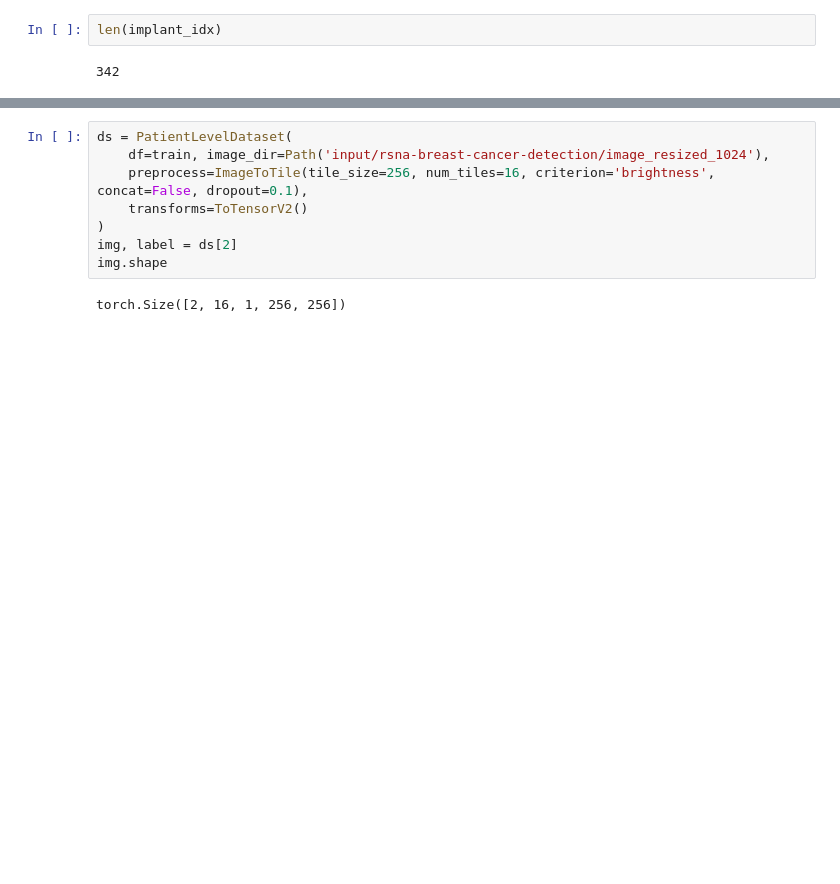
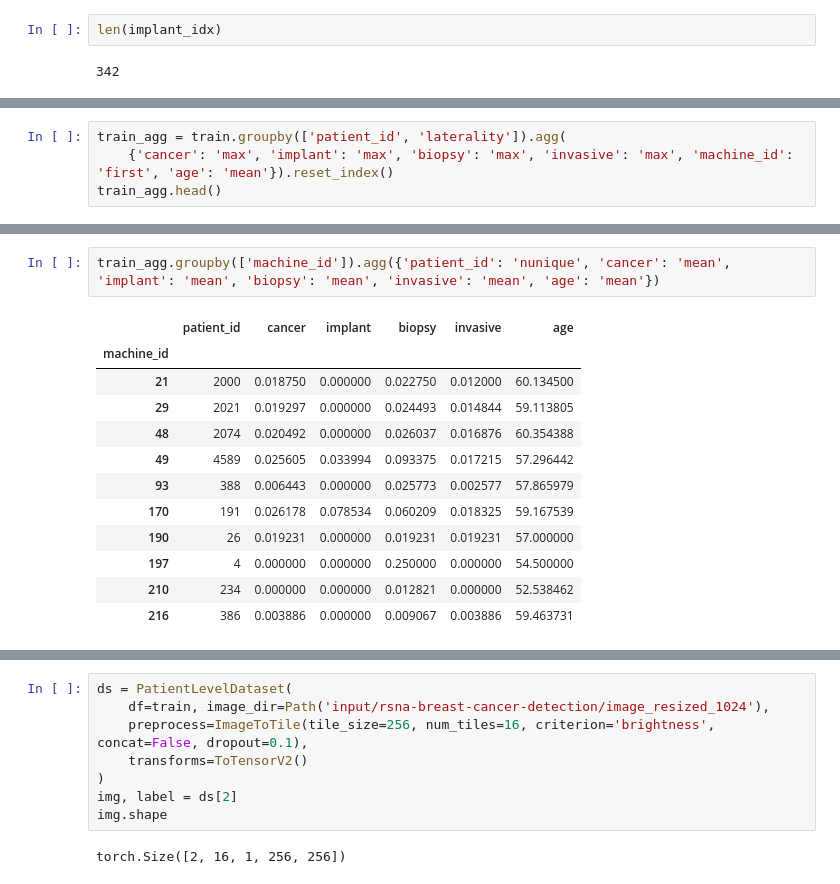
Before and after one commit to analokmaus/kaggle-rsna-breast-cancer, a Jupyter notebook: 00_eda.ipynb, the cells around one changed output, grey strips where cells are left out. Cells and saved outputs as stored; diff of their text form; blank space fills up the shorter version.

```diff
--- a/00_eda.ipynb
+++ b/00_eda.ipynb
@@ -324,0 +314,4 @@ for idx in range(10):
+# %%
+train_agg = train.groupby(['patient_id', 'laterality']).agg(
+    {'cancer': 'max', 'implant': 'max', 'biopsy': 'max', 'invasive': 'max', 'machine_id': 'first', 'age': 'mean'}).reset_index()
+train_agg.head()
@@ -324,0 +325,15 @@ for idx in range(10):
+# %%
+train_agg.groupby(['machine_id']).agg({'patient_id': 'nunique', 'cancer': 'mean', 'implant': 'mean', 'biopsy': 'mean', 'invasive': 'mean', 'age': 'mean'})
+# %% [output]
+|  | patient_id | cancer | implant | biopsy | invasive | age |
+| machine_id |  |  |  |  |  |  |
+| 21 | 2000 | 0.018750 | 0.000000 | 0.022750 | 0.012000 | 60.134500 |
+| 29 | 2021 | 0.019297 | 0.000000 | 0.024493 | 0.014844 | 59.113805 |
+| 48 | 2074 | 0.020492 | 0.000000 | 0.026037 | 0.016876 | 60.354388 |
+| 49 | 4589 | 0.025605 | 0.033994 | 0.093375 | 0.017215 | 57.296442 |
+| 93 | 388 | 0.006443 | 0.000000 | 0.025773 | 0.002577 | 57.865979 |
+| 170 | 191 | 0.026178 | 0.078534 | 0.060209 | 0.018325 | 59.167539 |
+| 190 | 26 | 0.019231 | 0.000000 | 0.019231 | 0.019231 | 57.000000 |
+| 197 | 4 | 0.000000 | 0.000000 | 0.250000 | 0.000000 | 54.500000 |
+| 210 | 234 | 0.000000 | 0.000000 | 0.012821 | 0.000000 | 52.538462 |
+| 216 | 386 | 0.003886 | 0.000000 | 0.009067 | 0.003886 | 59.463731 |
```
Also changed, not shown: parts of 13 cells of this notebook, 3 other files.
